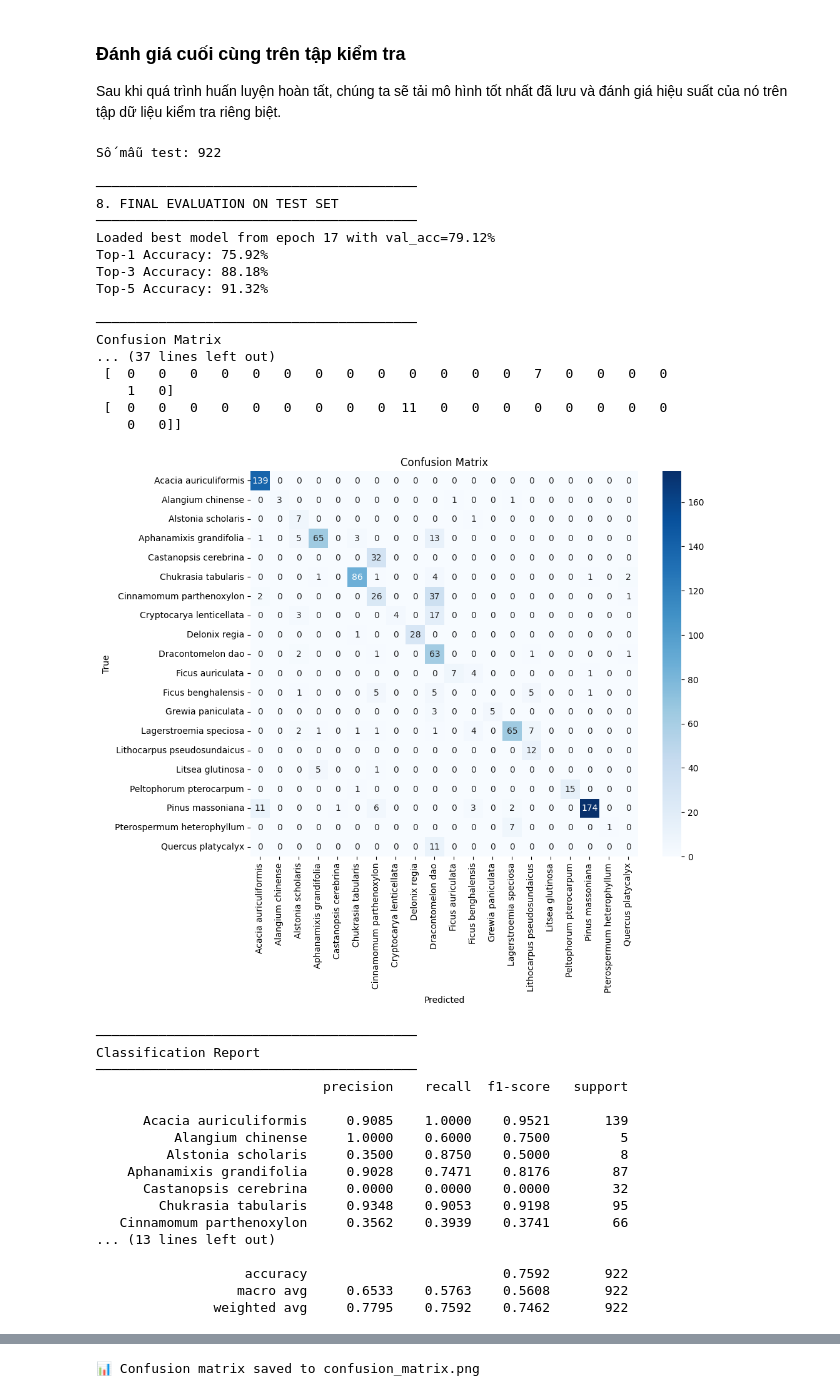
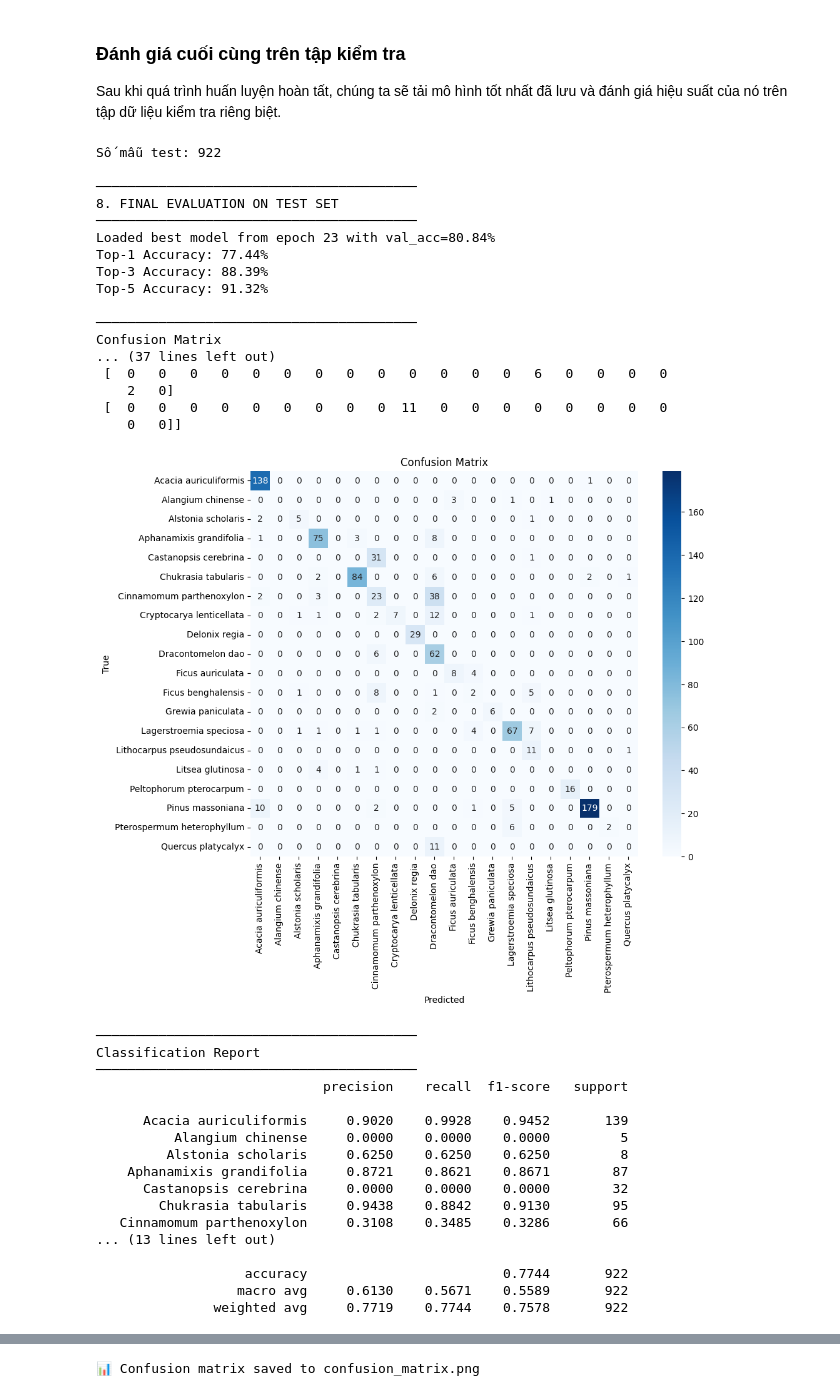
Before and after one commit to pietroduke/GeoIdTree, a Jupyter notebook: CORAL_TRIPLET_CENTER_Full_EfficientnetB4_154.ipynb, the cells around one changed output, grey strips where cells are left out. Saved outputs shown, nothing was run; the diff lists cells and outputs as text; code cells hidden in the pictures.

```diff
--- a/CORAL_TRIPLET_CENTER_Full_EfficientnetB4_154.ipynb
+++ b/CORAL_TRIPLET_CENTER_Full_EfficientnetB4_154.ipynb
@@ -1152,7 +1152,7 @@ print("────────────────────────
 model_test = ModelCoral(num_classes=NUM_CLASSES).to(DEVICE)
 
 # Load the best model
-best_model_path = "/content/drive/MyDrive/cvbmc/model_chkpoint/1904/CORAL_TRIPLET_CENTER_VNUF154_21species_best_efficientnet_b4.pth"
+best_model_path = "/content/drive/MyDrive/cvbmc/model_chkpoint/1904/CORAL_TRIPLET_CENTER_VNUF154_20species_best_efficientnet_b4.pth"
 checkpoint = torch.load(best_model_path, map_location=DEVICE)
 model_test.load_state_dict(checkpoint["model"])
 print(f"Loaded best model from epoch {checkpoint['epoch']} with val_acc={checkpoint['val_acc']*100:.2f}%")
@@ -1230,56 +1230,56 @@ cm = confusion_matrix(all_labels, all_preds)
 print(cm)
 
 # Visualize Confusion Matrix
 plt.figure(figsize=(10, 8))
 sns.heatmap(cm, annot=True, fmt='d', cmap='Blues',
             xticklabels=test_dataset.classes, yticklabels=test_dataset.classes)
 plt.xlabel('Predicted')
 plt.ylabel('True')
 plt.title('Confusion Matrix')
 plt.show()
 
 # Generate Classification Report
 print("\n─────────────────────────────────────────")
 print("Classification Report")
 print("─────────────────────────────────────────")
 report = classification_report(all_labels, all_preds, target_names=test_dataset.classes, digits=4)
 print(report)
 # %% [output]
 Số mẫu test: 922
 
 ─────────────────────────────────────────
 8. FINAL EVALUATION ON TEST SET
 ─────────────────────────────────────────
-Loaded best model from epoch 17 with val_acc=79.12%
-Top-1 Accuracy: 75.92%
-Top-3 Accuracy: 88.18%
+Loaded best model from epoch 23 with val_acc=80.84%
+Top-1 Accuracy: 77.44%
+Top-3 Accuracy: 88.39%
 Top-5 Accuracy: 91.32%
 
 ─────────────────────────────────────────
 Confusion Matrix
 ... (37 lines left out)
- [  0   0   0   0   0   0   0   0   0   0   0   0   0   7   0   0   0   0
-    1   0]
+ [  0   0   0   0   0   0   0   0   0   0   0   0   0   6   0   0   0   0
+    2   0]
  [  0   0   0   0   0   0   0   0   0  11   0   0   0   0   0   0   0   0
     0   0]]
-[figure, old version]
+[figure, new version]
 ─────────────────────────────────────────
 Classification Report
 ─────────────────────────────────────────
                              precision    recall  f1-score   support
 
-      Acacia auriculiformis     0.9085    1.0000    0.9521       139
-          Alangium chinense     1.0000    0.6000    0.7500         5
-         Alstonia scholaris     0.3500    0.8750    0.5000         8
-    Aphanamixis grandifolia     0.9028    0.7471    0.8176        87
+      Acacia auriculiformis     0.9020    0.9928    0.9452       139
+          Alangium chinense     0.0000    0.0000    0.0000         5
+         Alstonia scholaris     0.6250    0.6250    0.6250         8
+    Aphanamixis grandifolia     0.8721    0.8621    0.8671        87
       Castanopsis cerebrina     0.0000    0.0000    0.0000        32
-        Chukrasia tabularis     0.9348    0.9053    0.9198        95
-   Cinnamomum parthenoxylon     0.3562    0.3939    0.3741        66
+        Chukrasia tabularis     0.9438    0.8842    0.9130        95
+   Cinnamomum parthenoxylon     0.3108    0.3485    0.3286        66
 ... (13 lines left out)
 
-                   accuracy                         0.7592       922
-                  macro avg     0.6533    0.5763    0.5608       922
-               weighted avg     0.7795    0.7592    0.7462       922
+                   accuracy                         0.7744       922
+                  macro avg     0.6130    0.5671    0.5589       922
+               weighted avg     0.7719    0.7744    0.7578       922
 # %%
 def plot_confusion_matrix(test_labels, test_predicted, class_names,
                          save_path='confusion_matrix.png',
```
Also changed, not shown: parts of 4 cells of this notebook.
